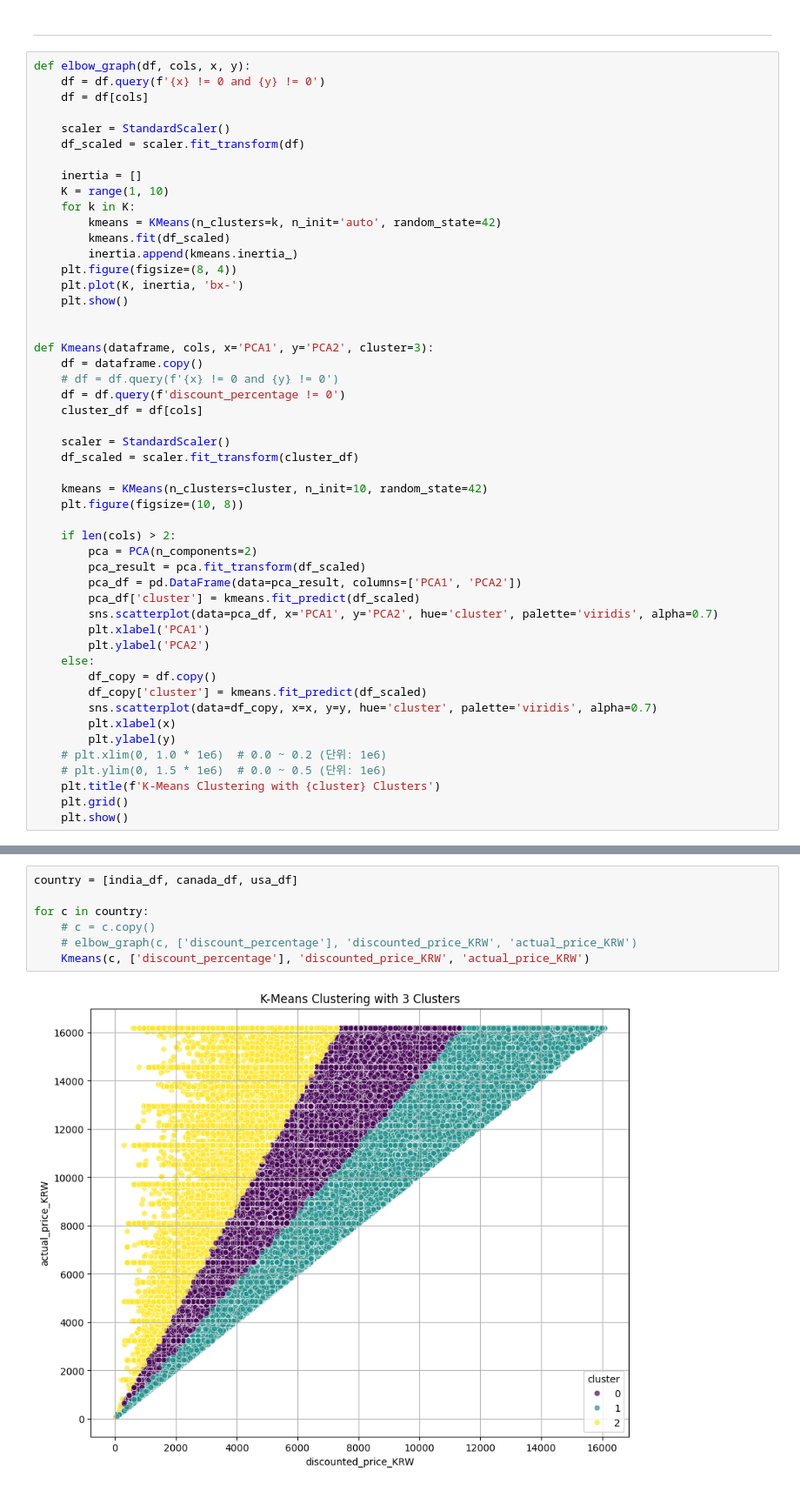
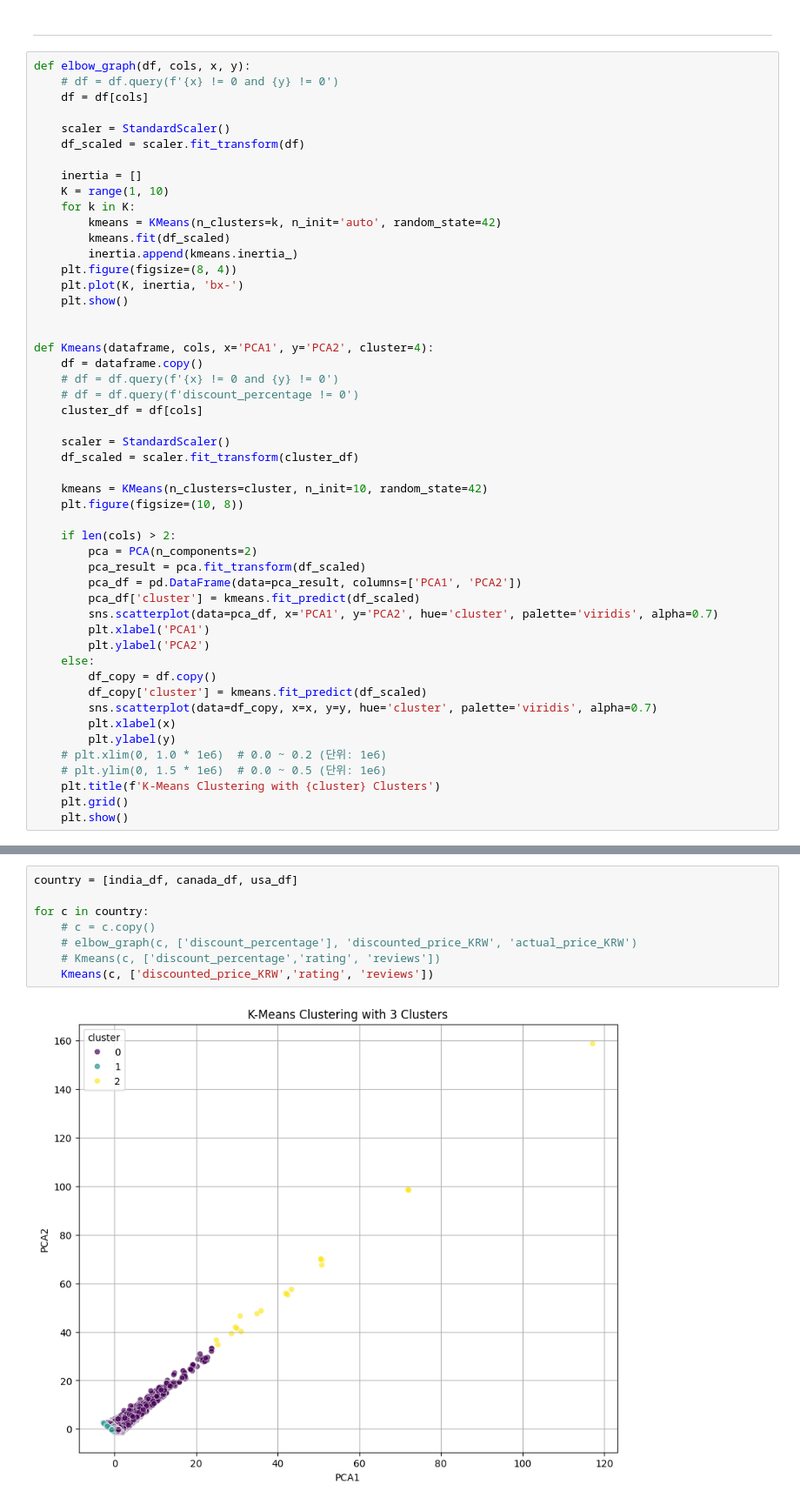
Before and after one commit to BenCyera/Amazon_sales_machine_learning, a Jupyter notebook: notebooks/sehee/clustering.ipynb, the cells around one changed output, grey strips where cells are left out. Shown: that part at 87% size. Cells and saved outputs as stored; diff of their text form.

```diff
--- a/notebooks/sehee/clustering.ipynb
+++ b/notebooks/sehee/clustering.ipynb
@@ -105,7 +105,7 @@ filter_zero_pc([india_df, canada_df, usa_df])
 ----
 # %%
 def elbow_graph(df, cols, x, y):
-    df = df.query(f'{x} != 0 and {y} != 0')
+    # df = df.query(f'{x} != 0 and {y} != 0')
     df = df[cols]
 
     scaler = StandardScaler()
@@ -122,10 +122,10 @@ def elbow_graph(df, cols, x, y):
     plt.show()
 
 
-def Kmeans(dataframe, cols, x='PCA1', y='PCA2', cluster=3):
+def Kmeans(dataframe, cols, x='PCA1', y='PCA2', cluster=4):
     df = dataframe.copy()
     # df = df.query(f'{x} != 0 and {y} != 0')
-    df = df.query(f'discount_percentage != 0')
+    # df = df.query(f'discount_percentage != 0')
     cluster_df = df[cols]
 
     scaler = StandardScaler()
@@ -186,9 +186,10 @@ memory usage: 127.1+ MB
 # %%
 country = [india_df, canada_df, usa_df]
 
 for c in country:
     # c = c.copy()
     # elbow_graph(c, ['discount_percentage'], 'discounted_price_KRW', 'actual_price_KRW')
-    Kmeans(c, ['discount_percentage'], 'discounted_price_KRW', 'actual_price_KRW')
+    # Kmeans(c, ['discount_percentage','rating', 'reviews'])
+    Kmeans(c, ['discounted_price_KRW','rating', 'reviews'])
 # %% [output]
-[figure, old version]
+[figure, new version]
```
Also changed, not shown: parts of 4 cells of this notebook, 8 other files.
